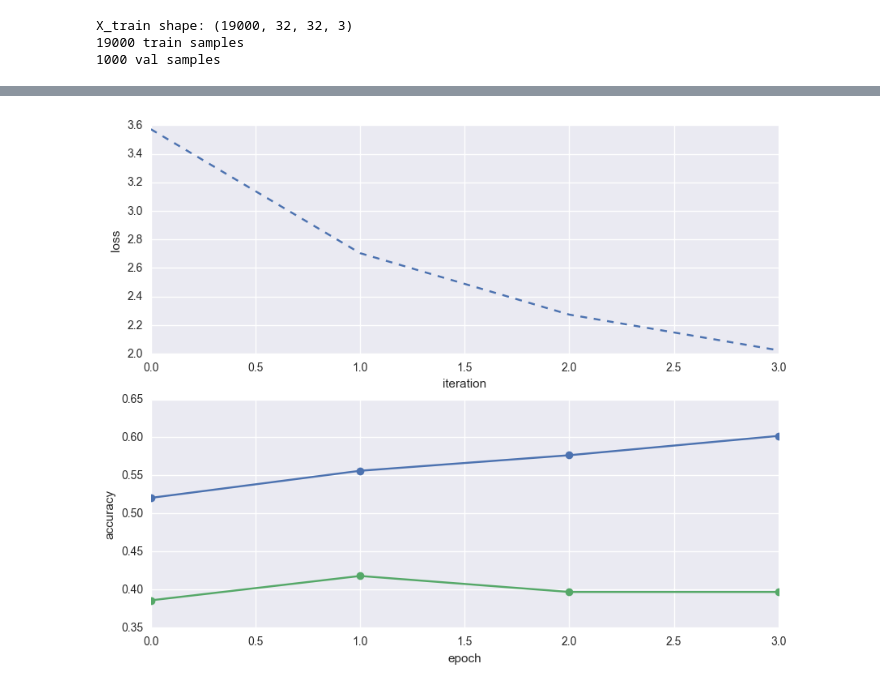
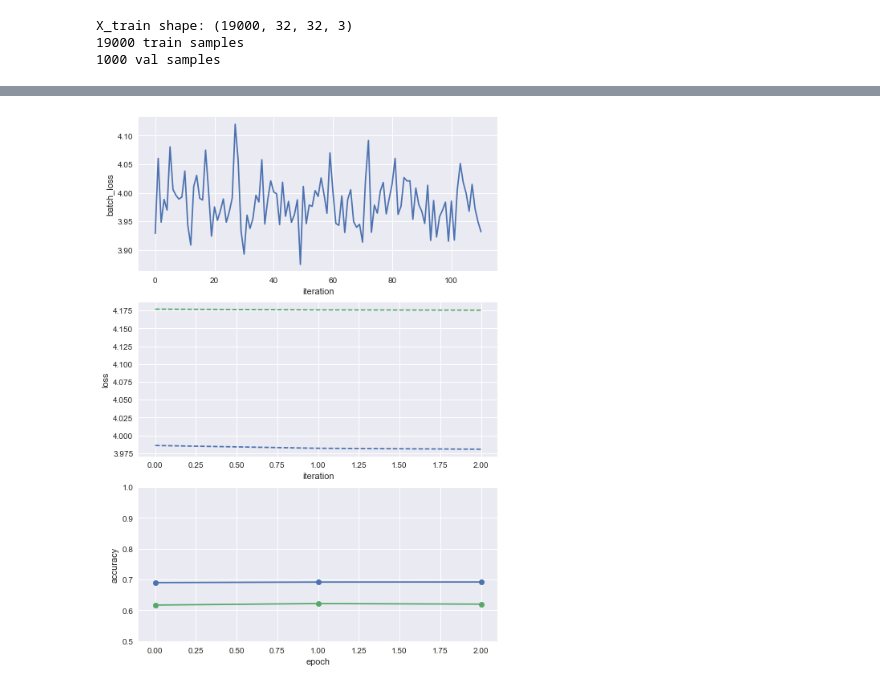
Before and after one commit to probe301/kaggle, a Jupyter notebook: Keras_tutorials/Keras CIFAR10 CNN on CS231n Net.ipynb, the cells around one changed output, grey strips where cells are left out. Drawn from its saved outputs; the diff is of its cells as text; code cells hidden in the pictures.

```diff
--- a/Keras_tutorials/Keras CIFAR10 CNN on CS231n Net.ipynb
+++ b/Keras_tutorials/Keras CIFAR10 CNN on CS231n Net.ipynb
@@ -365,0 +365,31 @@ Epoch 4/4
+# %%
+data_augmentation = False
+
+import platform
+windows = platform.platform().startswith('Windows')
+
+class BatchLossHistory(keras.callbacks.Callback):
+    def on_train_begin(self, logs={}):
+        self.batch_loss = []
+    def on_batch_end(self, batch, logs={}):
+        self.batch_loss.append(logs.get('loss'))
+batch_loss_history = BatchLossHistory()
+
+
+adam_for_recompile = keras.optimizers.Adam(lr=0.00001,
+                                           beta_1=0.9, beta_2=0.999,
+                                           epsilon=1e-08, decay=0.88)
+# try recompile
+model.compile(loss='categorical_crossentropy',
+              optimizer=adam_for_recompile,
+              metrics=['accuracy'])
+
+
+hist = model.fit(X_train[0:19000, :, :, :], Y_train[0:19000],
+                 batch_size=batch_size,
+                 nb_epoch=nb_epoch,
+                 validation_data=(X_val, Y_val),
+                 shuffle=True,
+                 verbose=2 if windows else 1,
+                 callbacks=[batch_loss_history],
+                 )
@@ -390,23 +489,31 @@ print(np.sum(predict_classes == y_val))
 # %%
 import matplotlib.pyplot as plt
 import seaborn as sns
 %matplotlib inline
-plt.rcParams['figure.figsize'] = (10.0, 8.0) # set default size of plots
+plt.rcParams['figure.figsize'] = (8.0, 12.0) # set default size of plots
 plt.rcParams['image.interpolation'] = 'nearest'
 plt.rcParams['image.cmap'] = 'gray'
 # print(help(hist))
-plt.subplot(2, 1, 1)
+ax = plt.subplot(3, 1, 1)
+plt.plot(batch_loss_history.batch_loss[3:], '-')
+plt.xlabel('iteration')
+plt.ylabel('batch_loss')
+
+ax = plt.subplot(3, 1, 2)
 plt.plot(hist.history['loss'], '--')
+plt.plot(hist.history['val_loss'], '--')
 plt.xlabel('iteration')
 plt.ylabel('loss')
 
-plt.subplot(2, 1, 2)
+ax = plt.subplot(3, 1, 3)
 plt.plot(hist.history['acc'], '-o')
 plt.plot(hist.history['val_acc'], '-o')
 # plt.plot(solver.val_acc_history, '-o')
 # plt.legend(['train', 'val'], loc='upper left')
 plt.xlabel('epoch')
 plt.ylabel('accuracy')
+ax.set_ylim([0.5, 1])
+
 plt.show()
 # %% [output]
-[figure, old version]
+[figure, new version]
```
Also changed, not shown: parts of 12 cells of this notebook, 1 other file.
